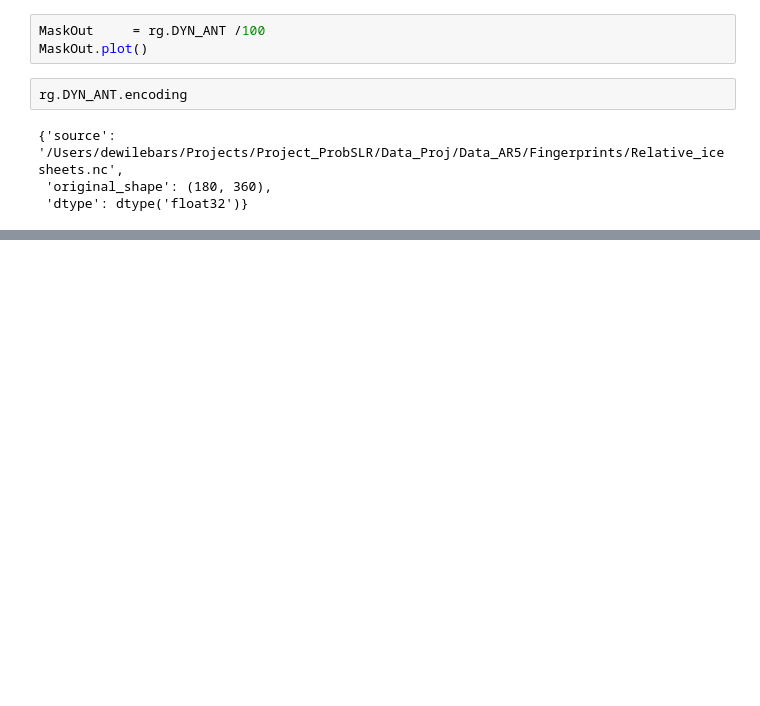
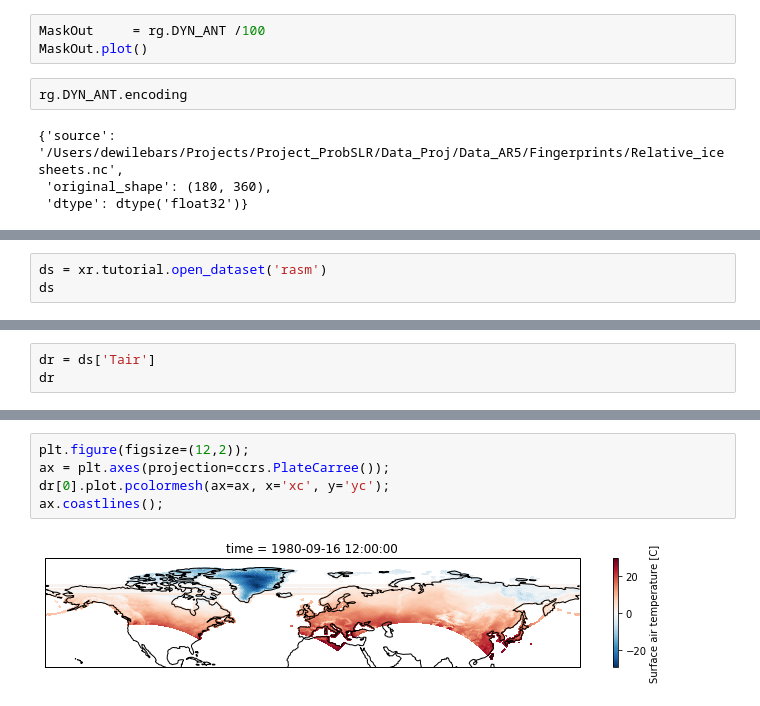
Before and after one commit to dlebars/CMIP_SeaLevel, a Jupyter notebook: notebooks/PlotGMTSL.ipynb, the cells around one changed output, grey strips where cells are left out. Saved outputs shown, nothing was run; the diff lists cells and outputs as text; blank space fills up the shorter version.

```diff
--- a/notebooks/PlotGMTSL.ipynb
+++ b/notebooks/PlotGMTSL.ipynb
@@ -119,0 +135,3 @@ rg.DYN_ANT.encoding
+# %%
+ds = xr.tutorial.open_dataset('rasm')
+ds
@@ -119,0 +156,3 @@ rg.DYN_ANT.encoding
+# %%
+dr = ds['Tair']
+dr
@@ -119,0 +172,7 @@ rg.DYN_ANT.encoding
+# %%
+plt.figure(figsize=(12,2));
+ax = plt.axes(projection=ccrs.PlateCarree());
+dr[0].plot.pcolormesh(ax=ax, x='xc', y='yc');
+ax.coastlines();
+# %% [output]
+[figure, added]
```
Also changed, not shown: parts of 14 cells of this notebook, 2 other files.
